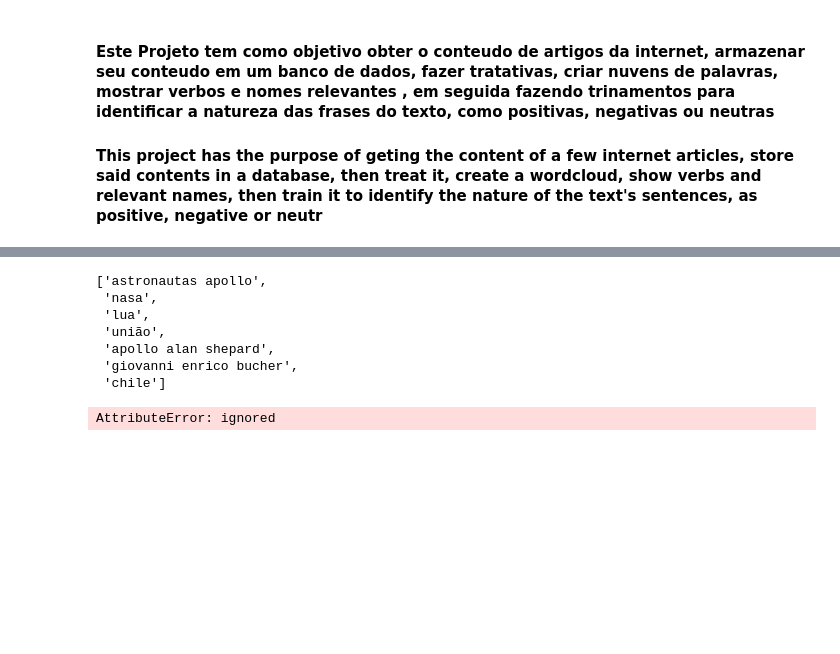
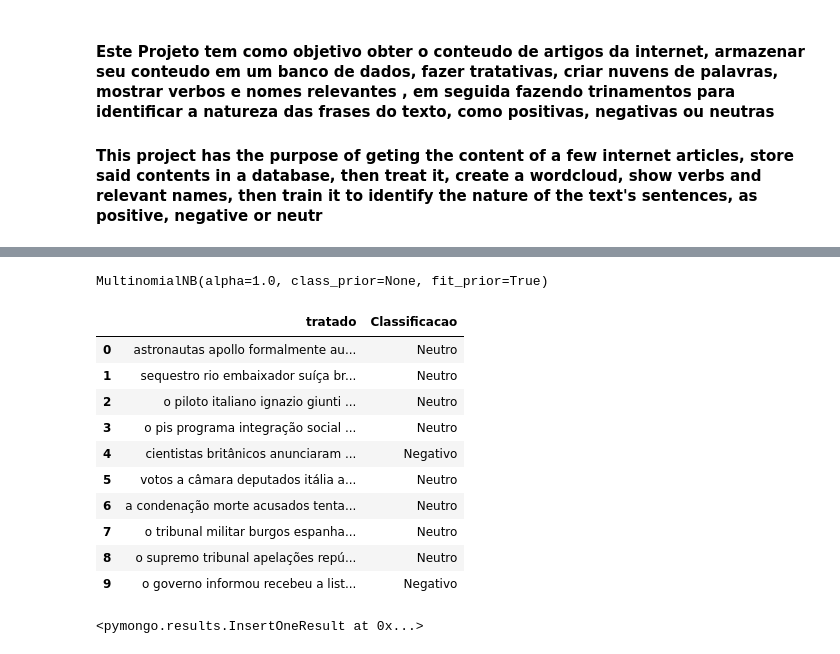
Before and after one commit to azraelgarden/avaliacao-sprint-3, a Jupyter notebook: Avaliação 3/Avaliação 3.ipynb, the cells around one changed output, grey strips where cells are left out. Drawn from its saved outputs; the diff is of its cells as text; code cells hidden in the pictures; blank space fills up the shorter version.

```diff
--- a/Avaliação 3/Avaliação 3.ipynb
+++ b/Avaliação 3/Avaliação 3.ipynb
@@ -95,0 +206,11 @@ def word_cloud(text):
+# %%
+pd.set_option('display.max_column',None)
+pd.set_option('display.max_rows',None)
+pd.set_option('display.max_seq_items',None)
+pd.set_option('display.max_colwidth', 500)
+pd.set_option('expand_frame_repr', True)
+
+
+df_news = pd.DataFrame(lista)
+df_news = df_news.rename(columns={0: 'tratado'})
+df_news
@@ -197,25 +263,40 @@ verbos
-# %%
-entidades = []
-for token in texto.ents:
-  if token.orth_ not in entidades:
-    entidades.append(token.orth_)
-entidades
-# %% [output]
-['astronautas apollo',
- 'nasa',
- 'lua',
- 'união',
- 'apollo alan shepard',
- 'giovanni enrico bucher',
- 'chile']
-# %%
-
-df = pd.DataFrame(lista)
-df = df.rename(columns={0:'Paragrafo'})
-df
-# %% [output]
-AttributeError: ignored
+# %%
+x = df_treino["tratado"].values
+classes = df_treino["Classificacao"].values
+vectorizer = CountVectorizer(analyzer = "word")
+tweets = vectorizer.fit_transform(x)
+
+SEED = 42
+np.random.seed(SEED)
+
+modelo = MultinomialNB()
+modelo.fit(tweets, classes)
+# %% [output]
+MultinomialNB(alpha=1.0, class_prior=None, fit_prior=True)
+# %%
+testes = df_news.tratado
+freq_testes = vectorizer.transform(testes)
+
+class_news = modelo.predict(freq_testes)
+# %%
+df_news.insert(1, "Classificacao", class_news)
+df_news
+# %% [output]
+|  | tratado | Classificacao |
+| 0 | astronautas apollo formalmente au... | Neutro |
+| 1 | sequestro rio embaixador suíça br... | Neutro |
+| 2 | o piloto italiano ignazio giunti ... | Neutro |
+| 3 | o pis programa integração social ... | Neutro |
+| 4 | cientistas britânicos anunciaram ... | Negativo |
+| 5 | votos a câmara deputados itália a... | Neutro |
+| 6 | a condenação morte acusados tenta... | Neutro |
+| 7 | o tribunal militar burgos espanha... | Neutro |
+| 8 | o supremo tribunal apelações repú... | Neutro |
+| 9 | o governo informou recebeu a list... | Negativo |
 # %%
-# dados = df.to_dict('list')
-# valor = ((dados))
-# artigos_col.insert_one(valor)
+
+dados = df_news.to_dict('list')
+g_dados = ((dados))
+artigos_col.insert_one(g_dados)
+# %% [output]
+<pymongo.results.InsertOneResult at 0x...>
```
Also changed, not shown: parts of 22 cells of this notebook.
